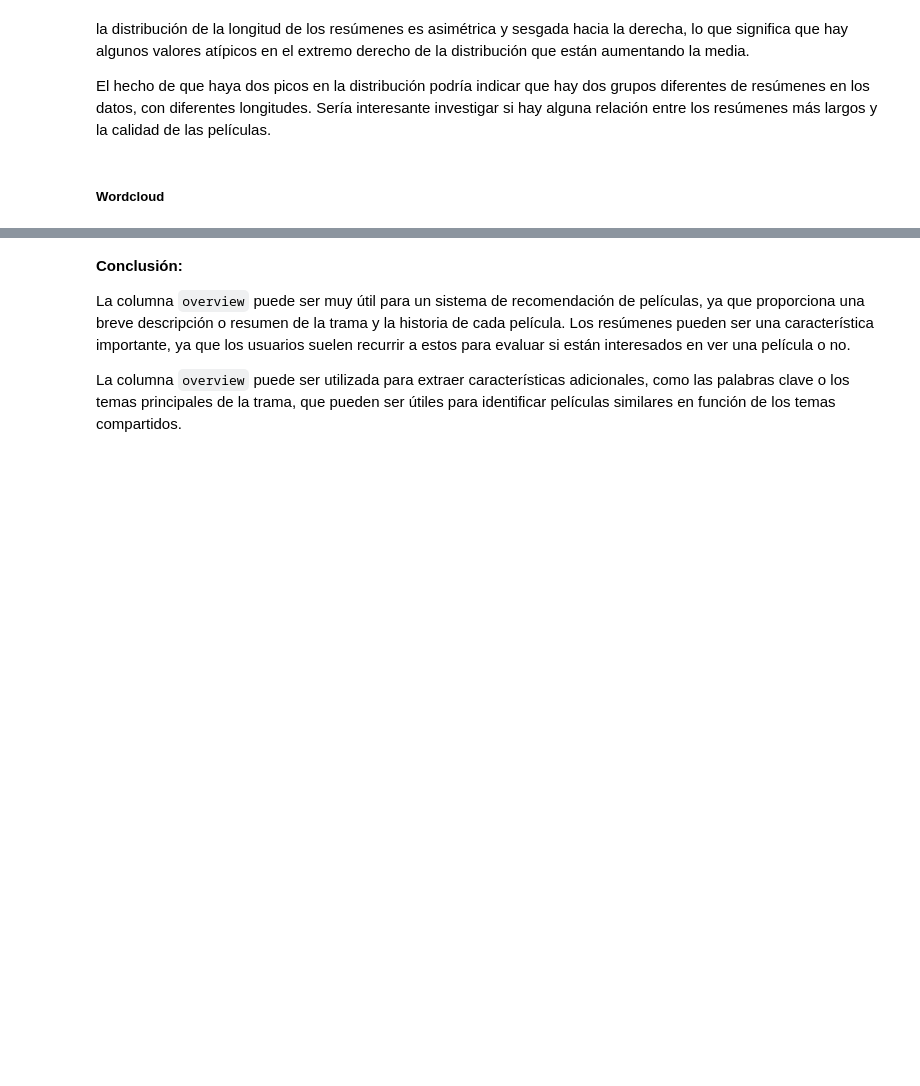
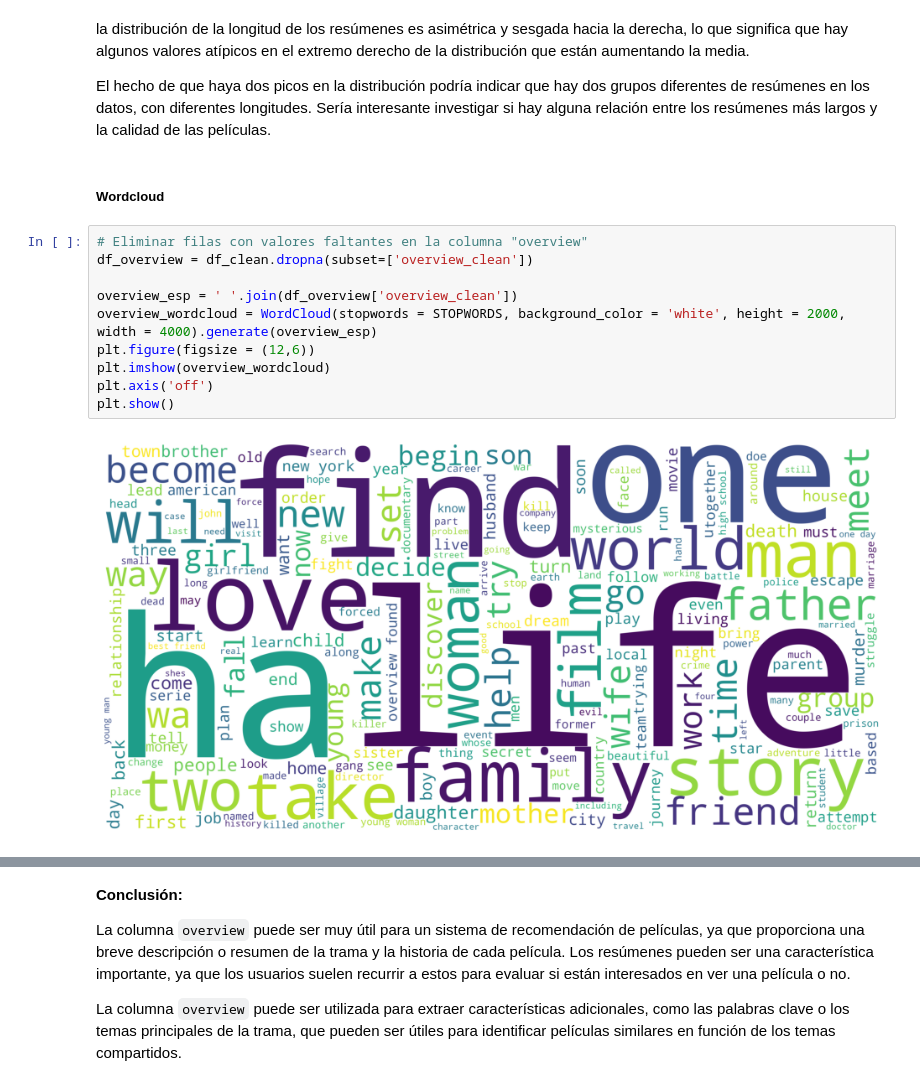
Before and after one commit to DanniRodrJ/Content-Based_Movie_Recommendation_System, a Jupyter notebook: data-science-notebooks/EDA.ipynb, the cells around one changed output, grey strips where cells are left out. Saved outputs shown, nothing was run; the diff lists cells and outputs as text; blank space fills up the shorter version.

```diff
--- a/data-science-notebooks/EDA.ipynb
+++ b/data-science-notebooks/EDA.ipynb
@@ -700,6 +700,18 @@ la distribución de la longitud de los resúmenes es asimétrica y sesgada hacia
 El hecho de que haya dos picos en la distribución podría indicar que hay dos grupos diferentes de resúmenes en los datos, con diferentes longitudes. Sería interesante investigar si hay alguna relación entre los resúmenes más largos y la calidad de las películas.
 # %% [markdown]
 ##### Wordcloud
+# %%
+# Eliminar filas con valores faltantes en la columna "overview"
+df_overview = df_clean.dropna(subset=['overview_clean'])
+
+overview_esp = ' '.join(df_overview['overview_clean'])
+overview_wordcloud = WordCloud(stopwords = STOPWORDS, background_color = 'white', height = 2000, width = 4000).generate(overview_esp)
+plt.figure(figsize = (12,6))
+plt.imshow(overview_wordcloud)
+plt.axis('off')
+plt.show()
+# %% [output]
+[figure, added]
 # %%
 # Eliminar filas con valores faltantes en la columna "overview"
 df_overview = df_clean.dropna(subset=['overview'])
```
Also changed, not shown: parts of 17 cells of this notebook.
